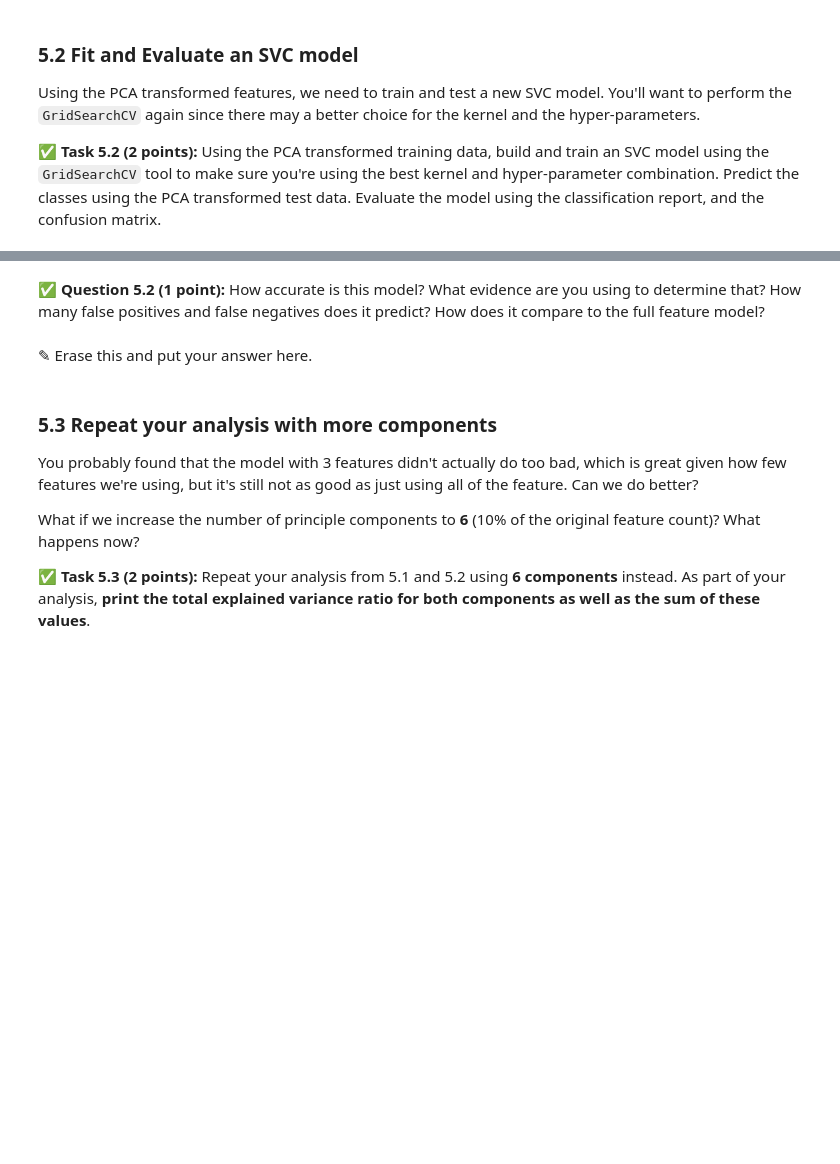
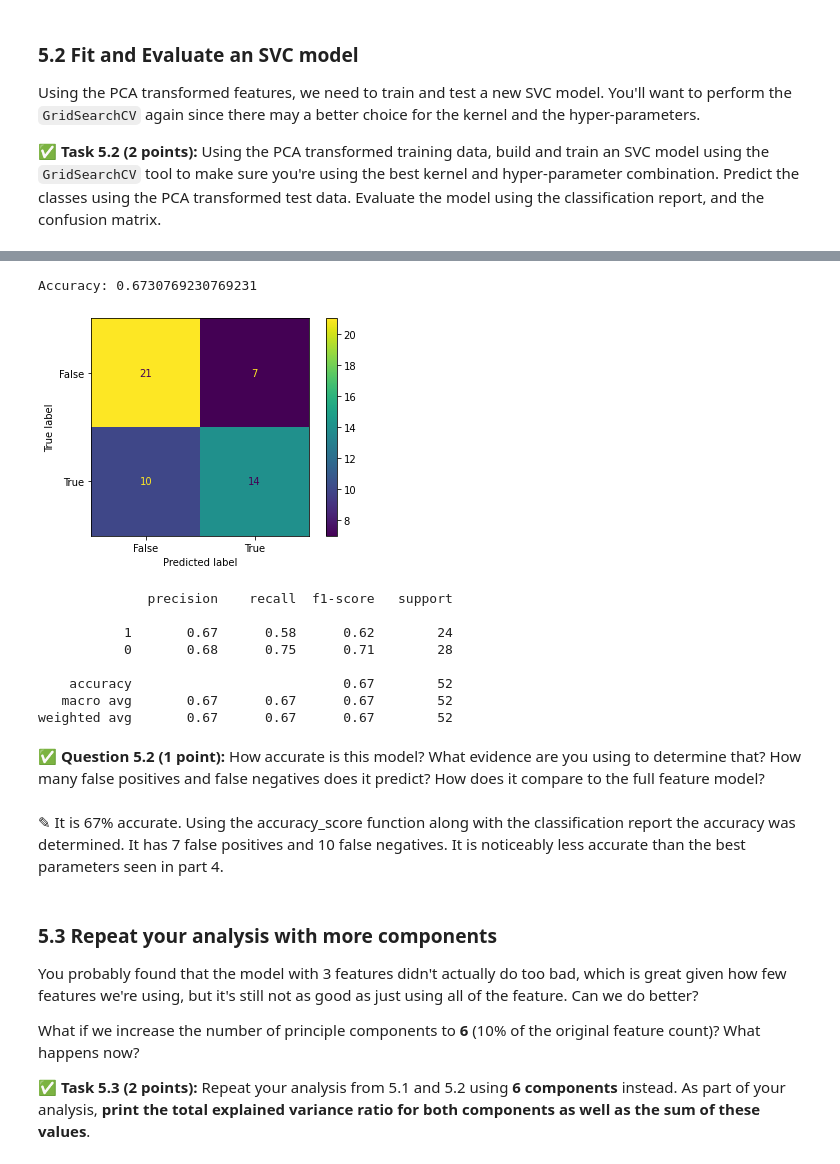
Before and after one commit to Colino03/CMSE202-f23-turnin, a Jupyter notebook: hw-04/HW-04.ipynb, the cells around one changed output, grey strips where cells are left out. Cells and saved outputs as stored; diff of their text form; code cells hidden in the pictures; blank space fills up the shorter version.

Commit message:
Committed part 5

```diff
--- a/hw-04/HW-04.ipynb
+++ b/hw-04/HW-04.ipynb
@@ -386,0 +387,14 @@ Since we have 60 total features to start with, let's see how well we can do if o
+# %%
+xfeatures = StandardScaler().fit_transform(features)
+
+pca = PCA(n_components=3)
+
+principalComponents = pca.fit_transform(xfeatures)
+
+principalDf = pd.DataFrame(data = principalComponents
+             , columns = ['principal component 1', 'principal component 2','principal component 3'])
+finalDf = pd.concat([principalDf, labels], axis = 1)
+print(finalDf)
+evr = pca.explained_variance_ratio_
+print(evr)
+sum(evr)
@@ -399,7 +459,30 @@ Using the PCA transformed features, we need to train and test a new SVC model. Y
+# %%
+X_train, X_test, y_train, y_test = train_test_split(principalDf, labels, train_size=0.75, random_state=8675309)
+model = SVC(C = 100.0, gamma = .0001, kernel = 'rbf')
+model.fit(X_train, y_train)
+y_pred = model.predict(X_test)
+accuracy = accuracy_score(y_test, y_pred)
+print("Accuracy:", accuracy)
+confusion_matrix = metrics.confusion_matrix(y_test, y_pred)
+cm_display = metrics.ConfusionMatrixDisplay(confusion_matrix = confusion_matrix, display_labels = [False, True])
+cm_display.plot()
+plt.show()
+print(sklearn.metrics.classification_report(y_test, y_pred, labels = [1,0]))
+# %% [output]
+Accuracy: 0.6730769230769231
+[figure, added]
+              precision    recall  f1-score   support
+
+           1       0.67      0.58      0.62        24
+           0       0.68      0.75      0.71        28
+
+    accuracy                           0.67        52
+   macro avg       0.67      0.67      0.67        52
+weighted avg       0.67      0.67      0.67        52
 # %% [markdown]
 &#9989; **Question 5.2 (1 point):** How accurate is this model? What evidence are you using to determine that? How many false positives and false negatives does it predict? How does it compare to the full feature model?
-# %% [markdown]
-<font size=+3>&#9998;</font> Erase this and put your answer here.
+# %% [markdown]
+<font size=+3>&#9998;</font> It is 67% accurate. Using the accuracy_score function along with the classification report the accuracy was determined. It has 7 false positives and 10 false negatives. It is noticeably less accurate than the best parameters seen in part 4.
 # %% [markdown]
 ### 5.3 Repeat your analysis with more components
 
```
Also changed, not shown: parts of 15 cells of this notebook.
